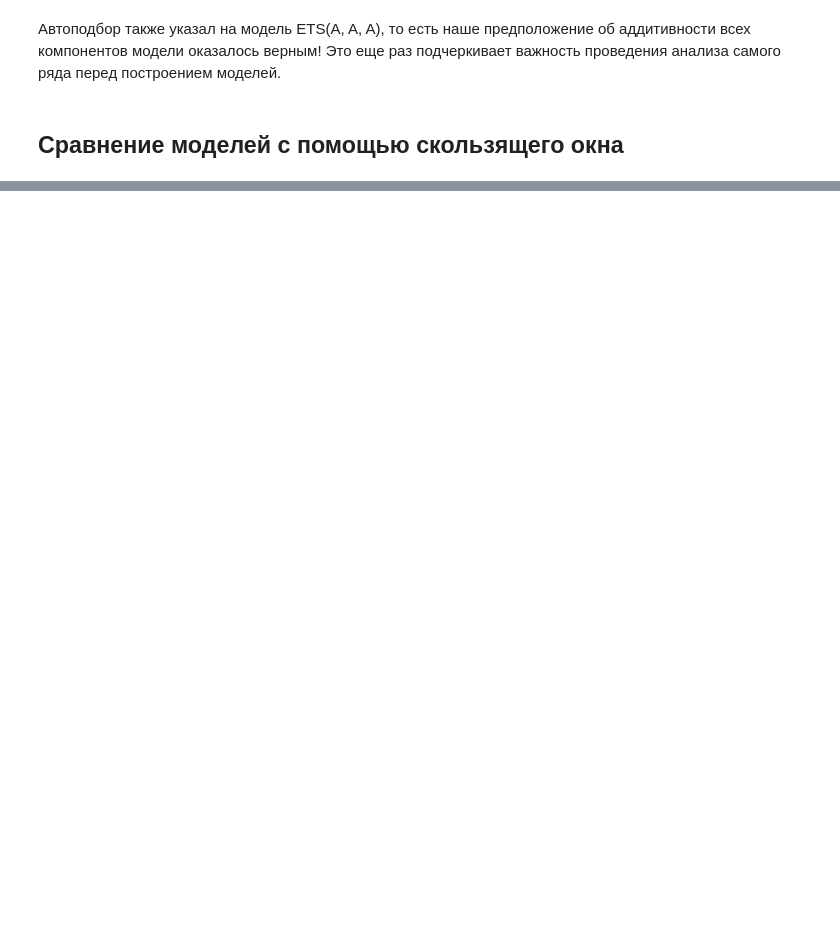
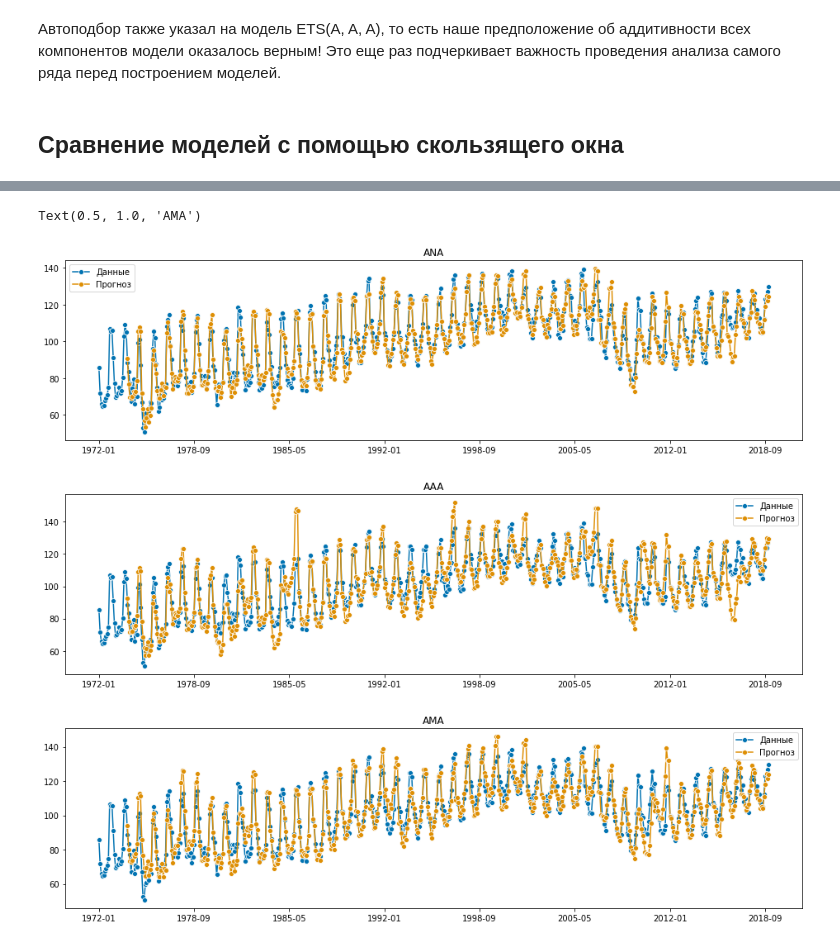
Before and after one commit to bdemeshev/tssp_tutorials_2020_21, a Jupyter notebook: Tutorial_time_series.ipynb, the cells around one changed output, grey strips where cells are left out. Saved outputs shown, nothing was run; the diff lists cells and outputs as text; code cells hidden in the pictures; blank space fills up the shorter version.

Commit message:
Add section about sliding window method

```diff
--- a/Tutorial_time_series.ipynb
+++ b/Tutorial_time_series.ipynb
@@ -345,0 +453,27 @@ Warnings:
+# %%
+def sliding_window(y, error='add', trend=None, seasonal=None, sp=None, window_size=12, horizon_size=1):
+  y_pred = []
+  i = 0
+  slice_size = window_size + horizon_size
+  while i + slice_size <= len(y):
+    y_slice = y[i:i + slice_size]
+    y_train, y_test = temporal_train_test_split(y_slice, test_size=horizon_size)
+    model = AutoETS(error=error, trend=trend, seasonal=seasonal, sp=sp).fit(y_train)
+    horizon = ForecastingHorizon(y_test.index, is_relative=False)
+    y_pred.append(model.predict(horizon))
+    i += horizon_size
+  return pd.concat(y_pred)
+# %%
+fig, ax1 = plot_series(y, sliding_window(y, seasonal = 'add', sp=12, window_size=24, horizon_size=12), labels=['Данные', 'Прогноз'])
+ax1.set_title("ANA")
+
+fig, ax2 = plot_series(y, sliding_window(y, trend = 'add', seasonal = 'add', sp=12, window_size=24, horizon_size=12), labels=['Данные', 'Прогноз'])
+ax2.set_title("AAA")
+
+fig, ax3 = plot_series(y, sliding_window(y, trend = 'mul', seasonal = 'add', sp=12, window_size=24, horizon_size=12), labels=['Данные', 'Прогноз'])
+ax3.set_title("AMA")
+# %% [output]
+Text(0.5, 1.0, 'AMA')
+[figure, added]
+[figure, added]
+[figure, added]
```
Also changed, not shown: parts of 34 cells of this notebook.
